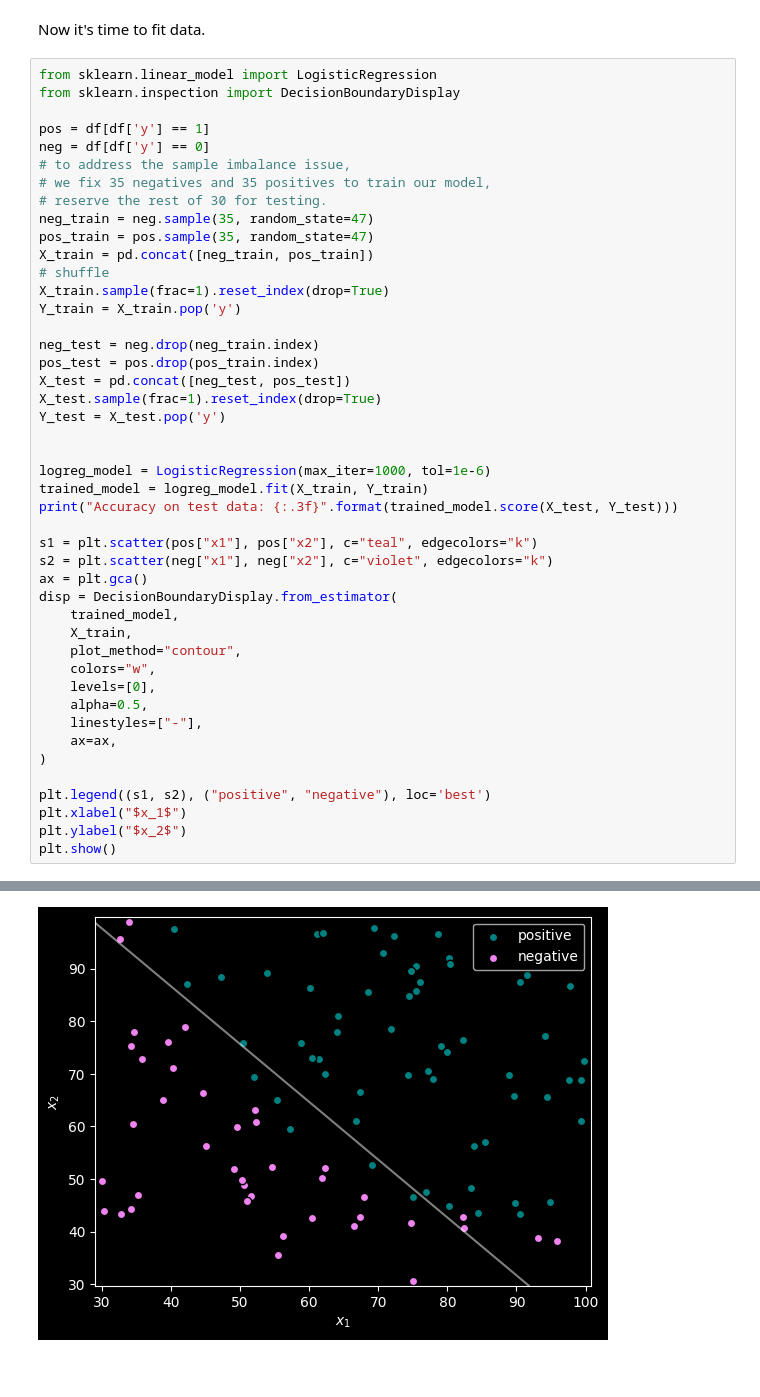
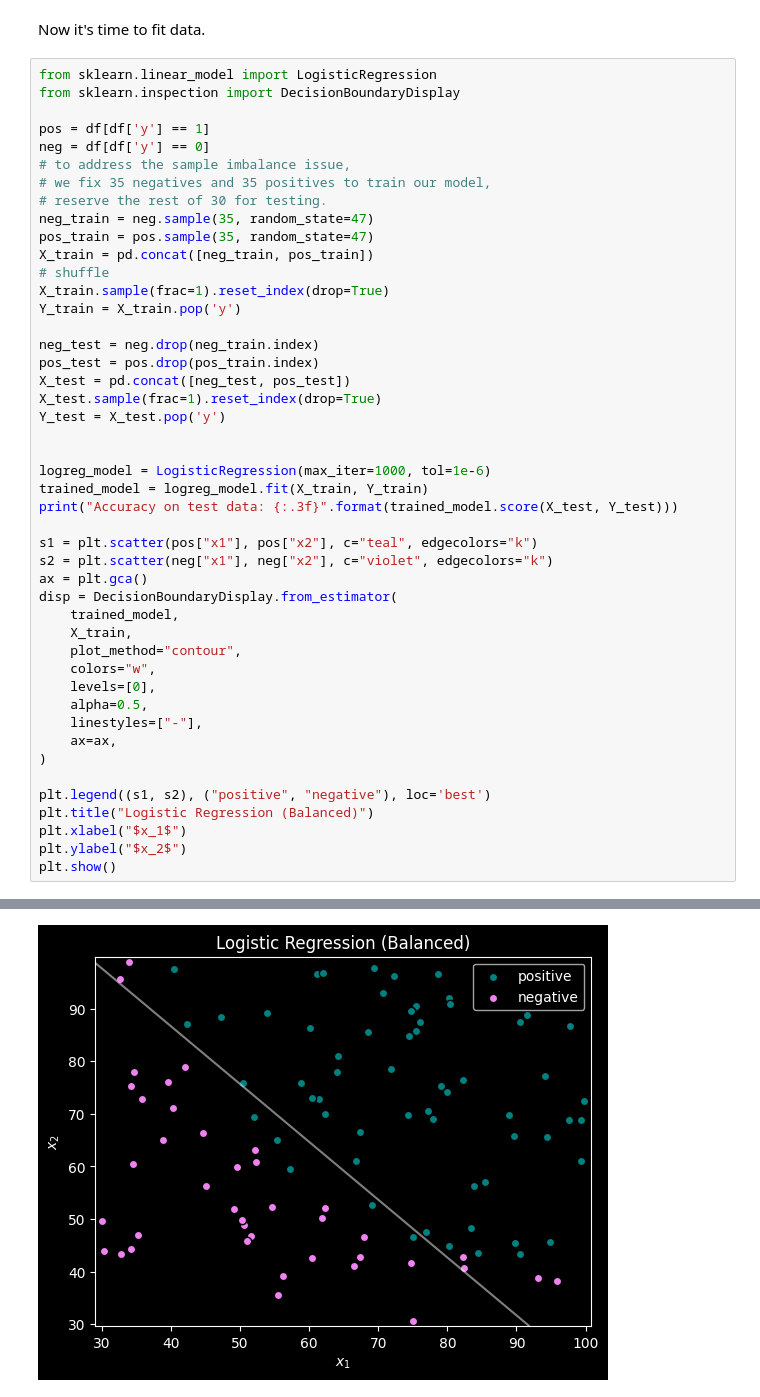
Before and after one commit to JHW5981/MISC, a Jupyter notebook: machine_learning/240309.ipynb, the cells around one changed output, grey strips where cells are left out. Drawn from its saved outputs; the diff is of its cells as text; blank space fills up the shorter version.

Commit message:
more experiments on Logistic Regression and SVM

```diff
--- a/machine_learning/240309.ipynb
+++ b/machine_learning/240309.ipynb
@@ -138,31 +138,32 @@ neg_test = neg.drop(neg_train.index)
 pos_test = pos.drop(pos_train.index)
 X_test = pd.concat([neg_test, pos_test])
 X_test.sample(frac=1).reset_index(drop=True)
 Y_test = X_test.pop('y')
 
 
 logreg_model = LogisticRegression(max_iter=1000, tol=1e-6)
 trained_model = logreg_model.fit(X_train, Y_train)
 print("Accuracy on test data: {:.3f}".format(trained_model.score(X_test, Y_test)))
 
 s1 = plt.scatter(pos["x1"], pos["x2"], c="teal", edgecolors="k")
 s2 = plt.scatter(neg["x1"], neg["x2"], c="violet", edgecolors="k")
 ax = plt.gca()
 disp = DecisionBoundaryDisplay.from_estimator(
     trained_model,
     X_train,
     plot_method="contour",
     colors="w",
     levels=[0],
     alpha=0.5,
     linestyles=["-"],
     ax=ax,
 )
 
 plt.legend((s1, s2), ("positive", "negative"), loc='best')
+plt.title("Logistic Regression (Balanced)")
 plt.xlabel("$x_1$")
 plt.ylabel("$x_2$")
 plt.show()
 # %% [output]
 Accuracy on test data: 0.933
-[figure, old version]
+[figure, new version]
```
Also changed, not shown: parts of 8 cells of this notebook.
